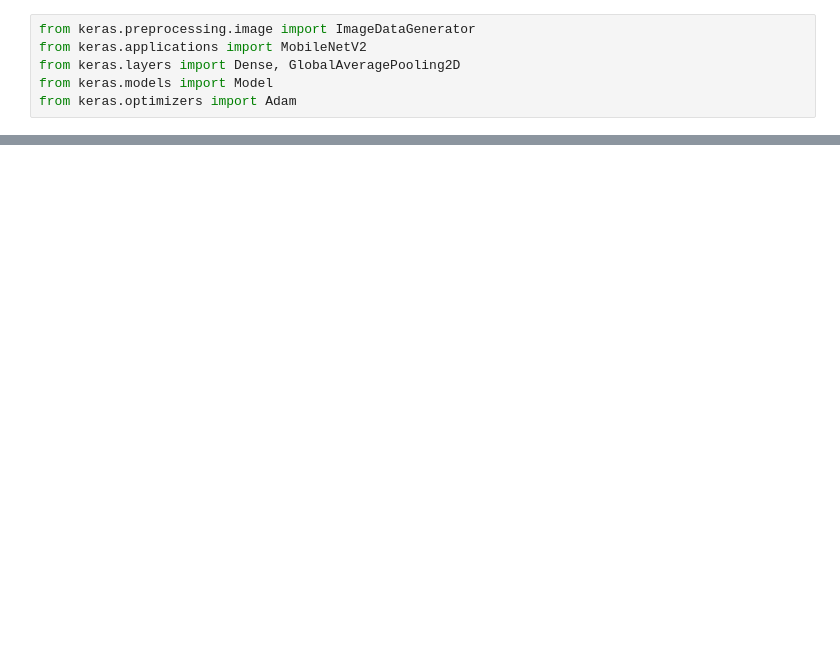
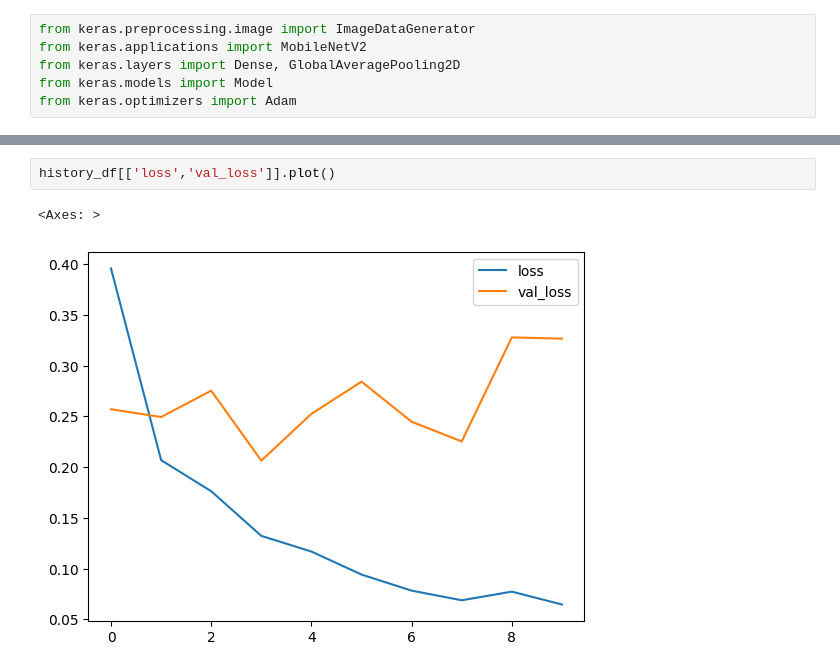
Before and after one commit to SKDragon18/DogBreeds, a Jupyter notebook: Color(9label).ipynb, the cells around one changed output, grey strips where cells are left out. Drawn from its saved outputs; the diff is of its cells as text; blank space fills up the shorter version.

```diff
--- a/Color(9label).ipynb
+++ b/Color(9label).ipynb
@@ -178,0 +186,5 @@ Predicted class label: golden_retriever
+# %%
+history_df[['loss','val_loss']].plot()
+# %% [output]
+<Axes: >
+[figure, added]
```
Also changed, not shown: parts of 17 cells of this notebook.
